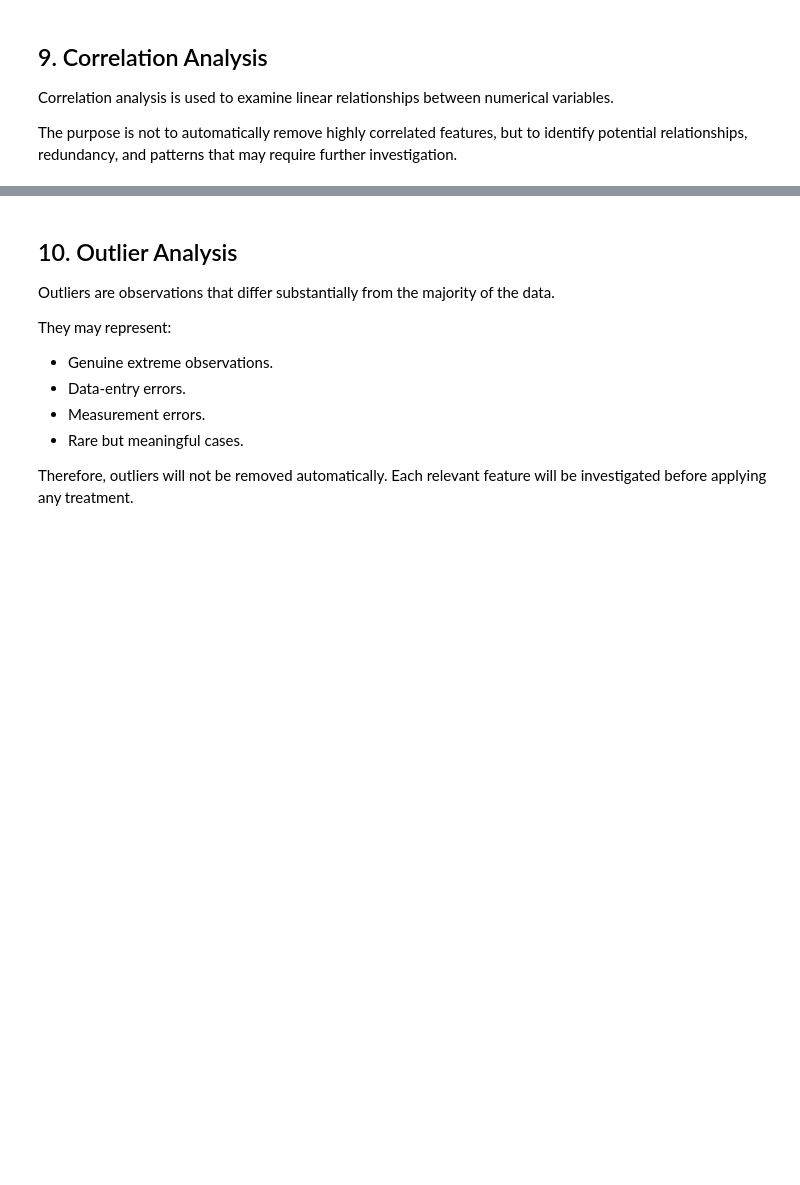
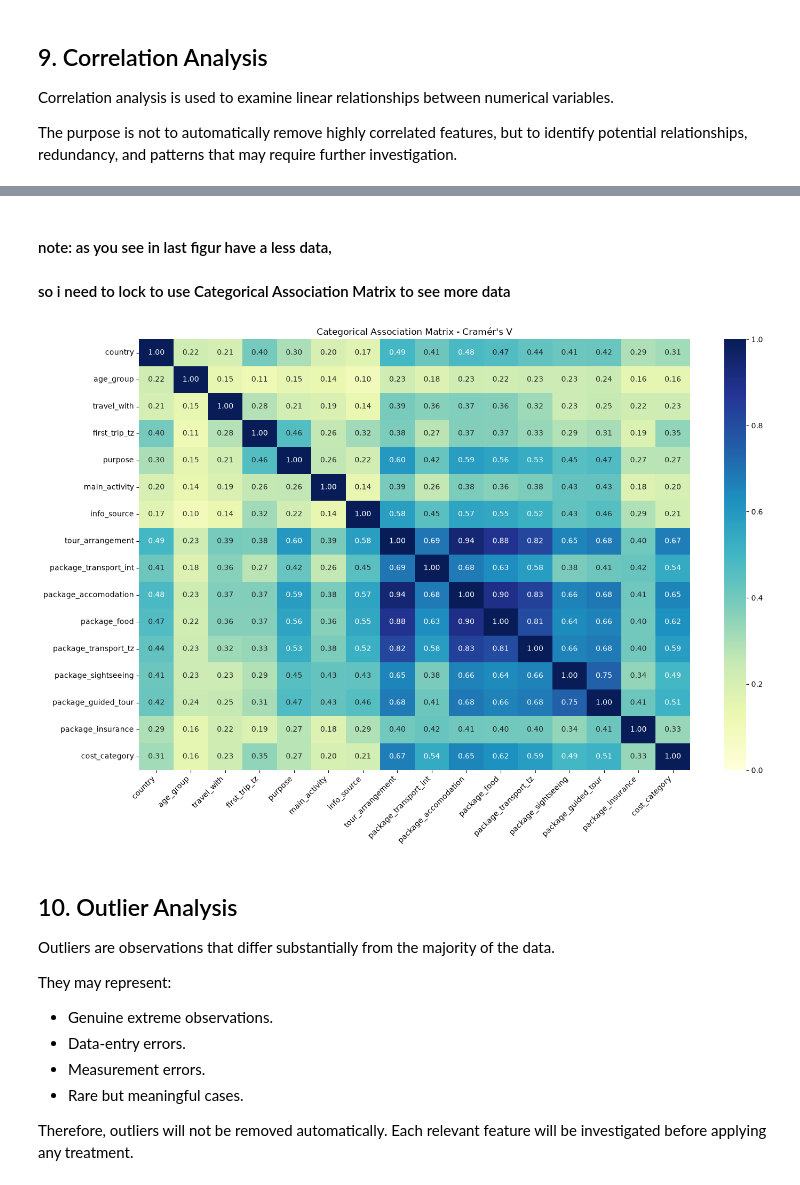
Before and after one commit to kareem0088/tanzania-tourism-classification, a Jupyter notebook: notebooks/01_statistical_eda.ipynb, the cells around one changed output, grey strips where cells are left out. Drawn from its saved outputs; the diff is of its cells as text; code cells hidden in the pictures; blank space fills up the shorter version.

Commit message:
in 01_statistical_eda.ipynb i have done : ## 9. Correlation Analysis

```diff
--- a/notebooks/01_statistical_eda.ipynb
+++ b/notebooks/01_statistical_eda.ipynb
@@ -463,3 +469,21 @@ The purpose is not to automatically remove highly correlated features, but to id
+# %% [markdown]
+#### note: as you see in last figur have a less data,
+#### so i need to lock to use Categorical Association Matrix to see more data
+# %%
+
+
+result = associations(df[CATEGORICAL_COLS + [TARGET_COL]], nominal_columns='all', compute_only=True, plot=False)
+
+cramers_matrix = result['corr']
+
+plt.figure(figsize=(15, 10))
+sns.heatmap(cramers_matrix, annot=True, cmap='YlGnBu',fmt='.2f', vmin=0, vmax=1)
+plt.title("Categorical Association Matrix - Cramér's V")
+plt.xticks(rotation=45, ha='right')
+plt.tight_layout()
+plt.show()
+# %% [output]
+[figure, added]
 # %% [markdown]
 ## 10. Outlier Analysis
 
```
Also changed, not shown: parts of 5 cells of this notebook.
